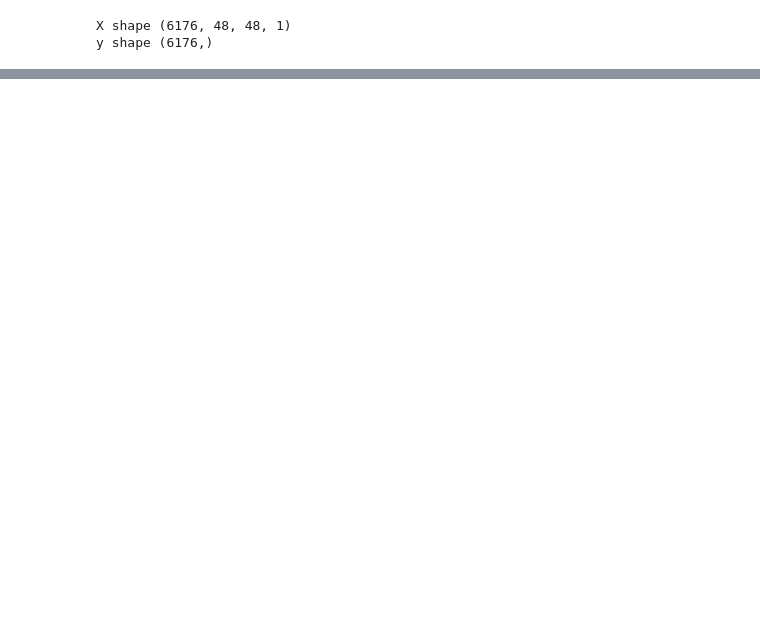
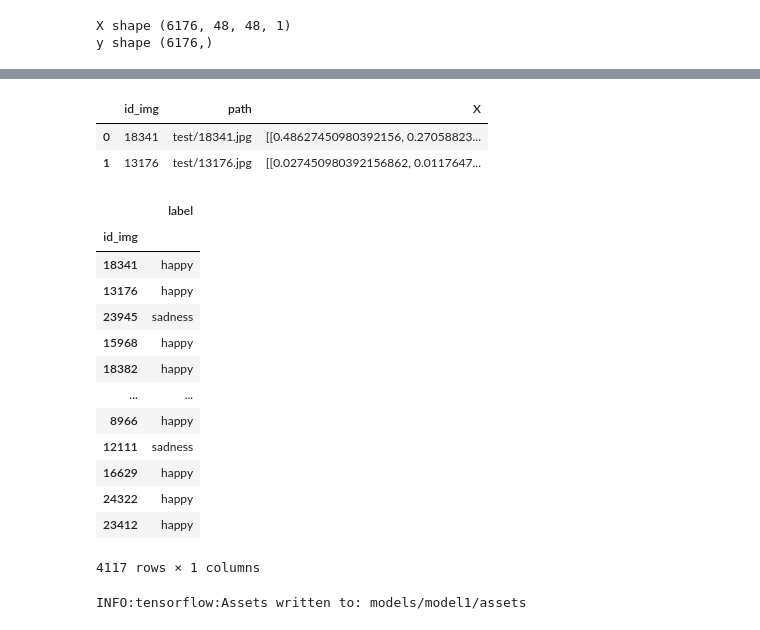
Before and after one commit to Jasc94/thebridge, a Jupyter notebook: week12_DL/0_Kaggle_Sentiment/1_analysis.ipynb, the cells around one changed output, grey strips where cells are left out. Cells and saved outputs as stored; diff of their text form; code cells hidden in the pictures; blank space fills up the shorter version.

Commit message:
Kaggle competition submission

```diff
--- a/week12_DL/0_Kaggle_Sentiment/1_analysis.ipynb
+++ b/week12_DL/0_Kaggle_Sentiment/1_analysis.ipynb
@@ -116,0 +156,3 @@ Epoch 10/10
+# %%
+test_data = pd.read_csv("data/test_set.csv")
+test_data.head()
@@ -116,0 +166,40 @@ Epoch 10/10
+# %%
+# I do the same transformations to the test data as I did to the training one
+test_data["X"] = test_data.path.apply(lambda x: imread("data/" + x))
+test_data["X"] = test_data["X"] / 255
+test_data.head(2)
+# %% [output]
+|  | id_img | path | X |
+| 0 | 18341 | test/18341.jpg | [[0.48627450980392156, 0.27058823... |
+| 1 | 13176 | test/13176.jpg | [[0.027450980392156862, 0.0117647... |
+# %%
+# Packing the data into arrays for the model
+test_X = np.array(list(test_data.iloc[:, 2].values))
+test_X = test_X.reshape(4117, 48, 48, 1)
+
+# I take the ids for later
+id_ = test_data.id_img
+
+# Predictions
+test_predictions = model.predict(test_X)
+# Encoding the predictions
+test_predictions = ["happy" if pred > .5 else "sadness" for pred in test_predictions]
+
+# Preparing data for submission
+to_submit = pd.DataFrame(test_predictions, index = id_, columns = ["label"])
+to_submit
+# %% [output]
+|  | label |
+| id_img |  |
+| 18341 | happy |
+| 13176 | happy |
+| 23945 | sadness |
+| 15968 | happy |
+| 18382 | happy |
+| ... | ... |
+| 8966 | happy |
+| 12111 | sadness |
+| 16629 | happy |
+| 24322 | happy |
+| 23412 | happy |
+4117 rows × 1 columns
@@ -116,0 +208,5 @@ Epoch 10/10
+# %%
+# To save the model
+model.save("models/model1")
+# %% [output]
+INFO:tensorflow:Assets written to: models/model1/assets
```
Also changed, not shown: parts of 12 cells of this notebook, 5 other files.
